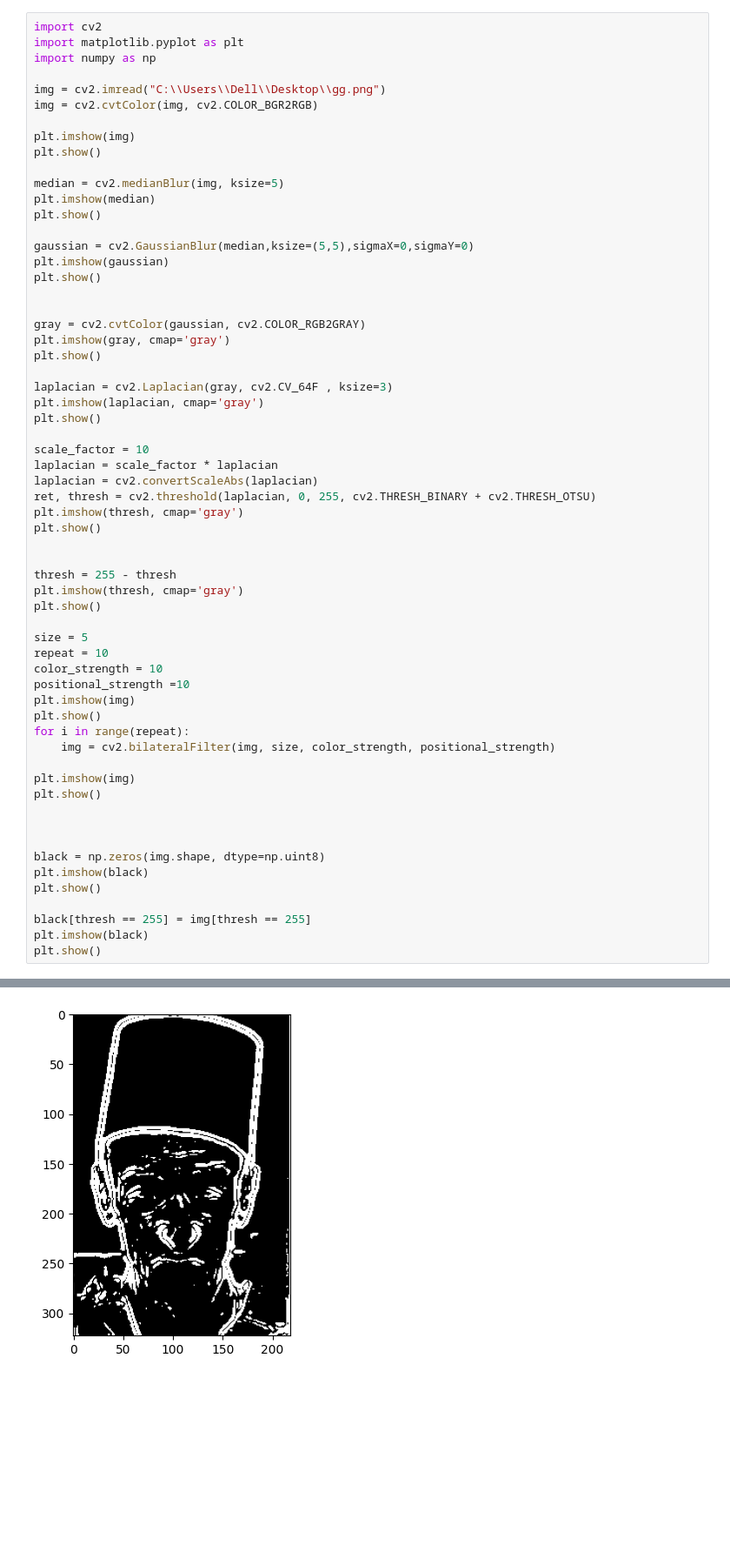
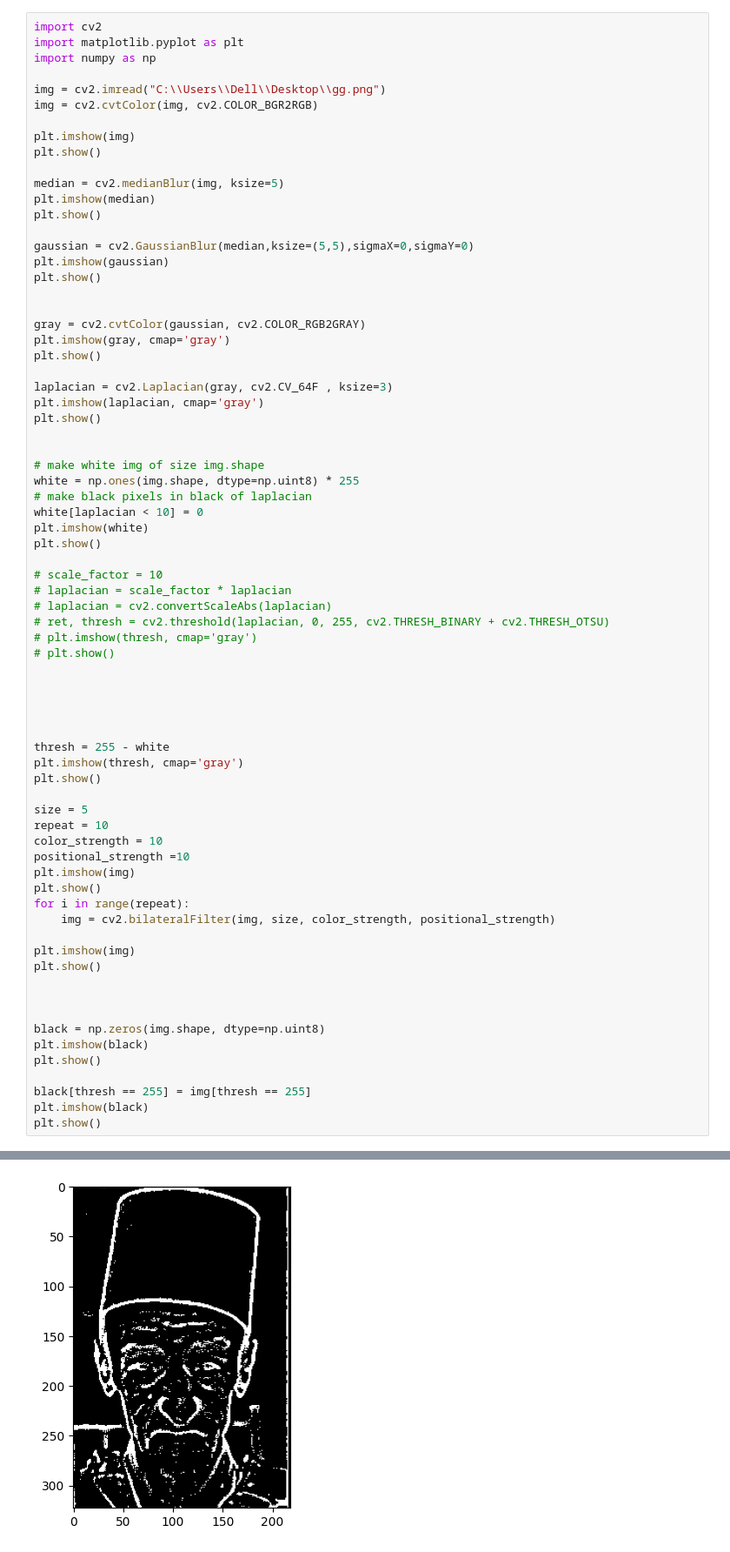
Before and after one commit to MohamedFarid612/Image-Processing-Filters-For-ImageCartoonifying-and-Road-Lane-Detection-Using-Hough-Transform, a Jupyter notebook: main.ipynb, the cells around one changed output, grey strips where cells are left out. Shown at 87% size. Drawn from its saved outputs; the diff is of its cells as text; blank space fills up the shorter version.

```diff
--- a/main.ipynb
+++ b/main.ipynb
@@ -26,43 +26,54 @@ laplacian = cv2.Laplacian(gray, cv2.CV_64F , ksize=3)
 plt.imshow(laplacian, cmap='gray')
 plt.show()
 
-scale_factor = 10
-laplacian = scale_factor * laplacian
-laplacian = cv2.convertScaleAbs(laplacian)
-ret, thresh = cv2.threshold(laplacian, 0, 255, cv2.THRESH_BINARY + cv2.THRESH_OTSU)
-plt.imshow(thresh, cmap='gray')
+
+# make white img of size img.shape
+white = np.ones(img.shape, dtype=np.uint8) * 255
+# make black pixels in black of laplacian
+white[laplacian < 10] = 0
+plt.imshow(white)
 plt.show()
 
+# scale_factor = 10
+# laplacian = scale_factor * laplacian
+# laplacian = cv2.convertScaleAbs(laplacian)
+# ret, thresh = cv2.threshold(laplacian, 0, 255, cv2.THRESH_BINARY + cv2.THRESH_OTSU)
+# plt.imshow(thresh, cmap='gray')
+# plt.show()
 
-thresh = 255 - thresh
+
+
+
+
+thresh = 255 - white
 plt.imshow(thresh, cmap='gray')
 plt.show()
 
 size = 5
 repeat = 10
 color_strength = 10
 positional_strength =10
 plt.imshow(img)
 plt.show()
 for i in range(repeat):
     img = cv2.bilateralFilter(img, size, color_strength, positional_strength)
 
 plt.imshow(img)
 plt.show()
 
 
 
 black = np.zeros(img.shape, dtype=np.uint8)
 plt.imshow(black)
 plt.show()
 
 black[thresh == 255] = img[thresh == 255]
 plt.imshow(black)
 plt.show()
 # %% [output]
 [figure]
 [figure]
 [figure]
 [figure]
 [figure]
-[figure, old version]
+[figure, new version]
```
Also changed, not shown: parts of 1 cell of this notebook.
